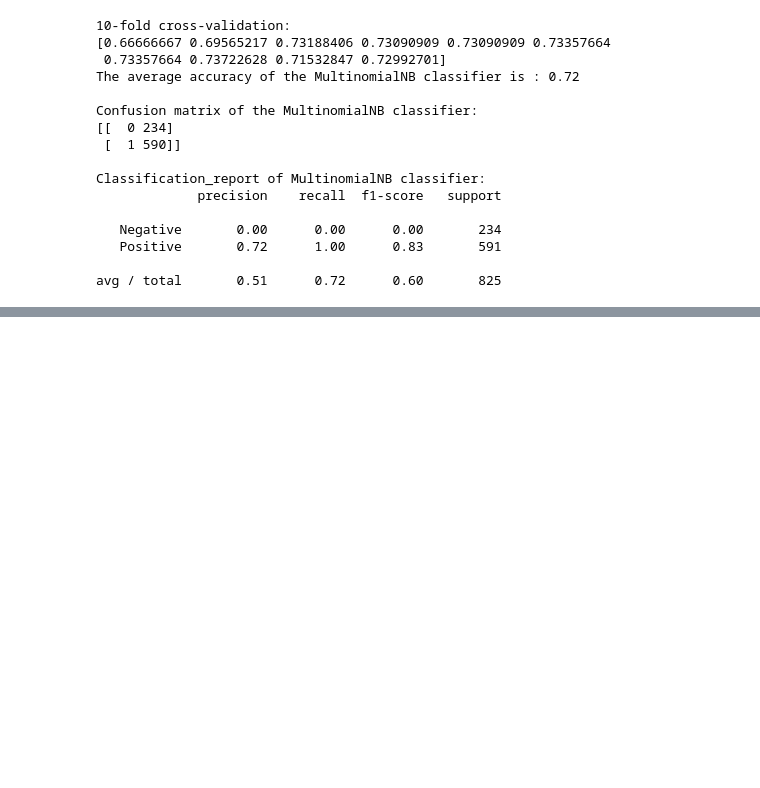
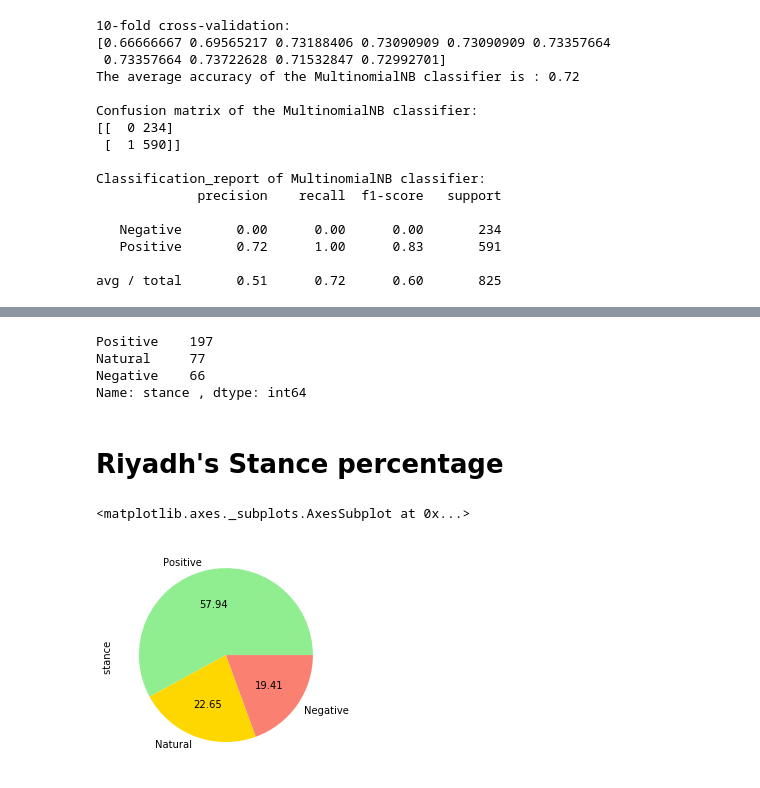
Before and after one commit to sarahalmunif/CloudProject, a Jupyter notebook: aramco (3).ipynb, the cells around one changed output, grey strips where cells are left out. Drawn from its saved outputs; the diff is of its cells as text; code cells hidden in the pictures; blank space fills up the shorter version.

```diff
--- a/aramco (3).ipynb
+++ b/aramco (3).ipynb
@@ -798,0 +816,25 @@ avg / total       0.51      0.72      0.60       825
+# %%
+df = pd.read_csv("final_cleaned.csv")
+# %%
+tweets_by_riyadh = df[df['City']=='Riyadh']
+tweets = tweets_by_riyadh['stance '].value_counts()
+tweets
+# %% [output]
+Positive    197
+Natural     77
+Negative    66
+Name: stance , dtype: int64
+# %% [markdown]
+<h1>Riyadh's Stance percentage</h1>
+# %%
+# since it's the most tweeted city
+tweets_by_riyadh = df[df['City']=='Riyadh']
+tweets = tweets_by_riyadh['stance '].value_counts()
+explode = (0, 0, 0.2)
+color= ["lightgreen","gold","salmon"]
+tweets.plot(kind='pie',
+           colors=color,
+            autopct='%.2f')
+# %% [output]
+<matplotlib.axes._subplots.AxesSubplot at 0x...>
+[figure, added]
```
Also changed, not shown: parts of 7 cells of this notebook.
